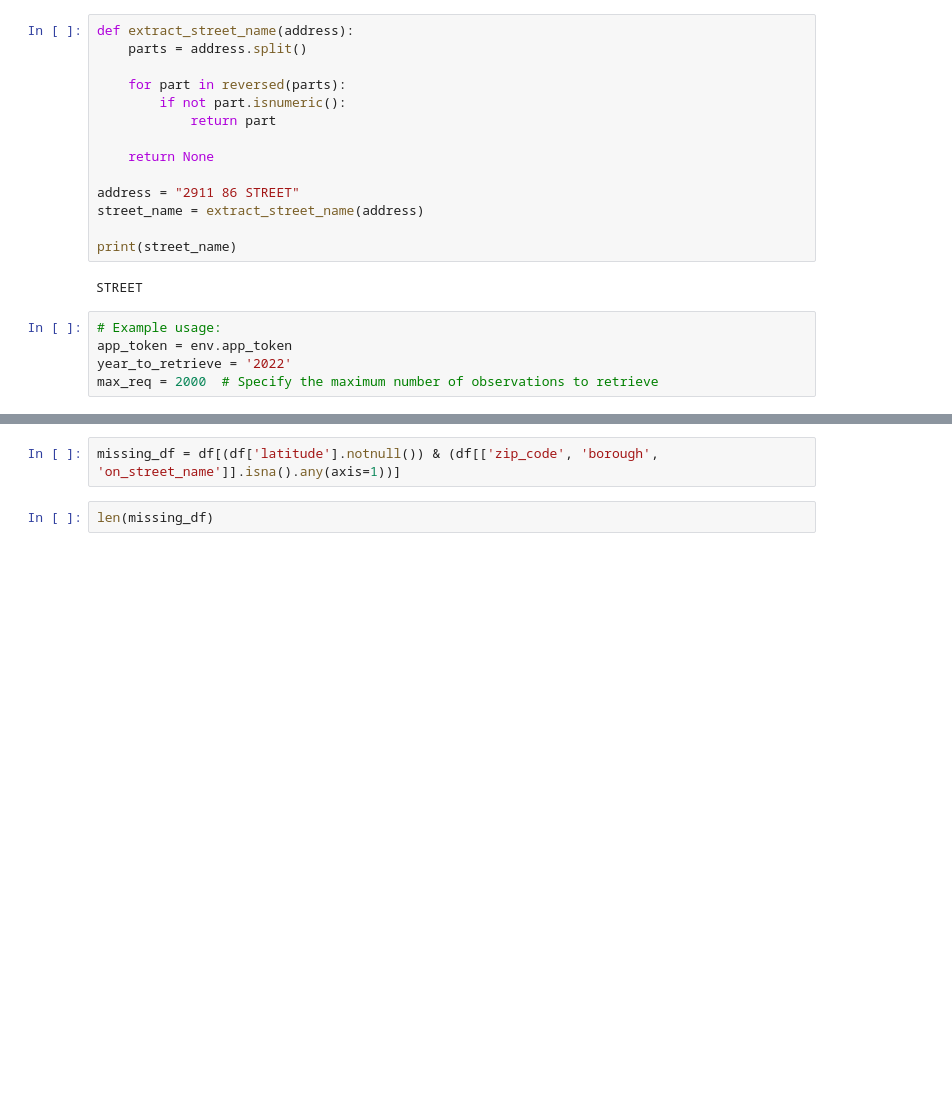
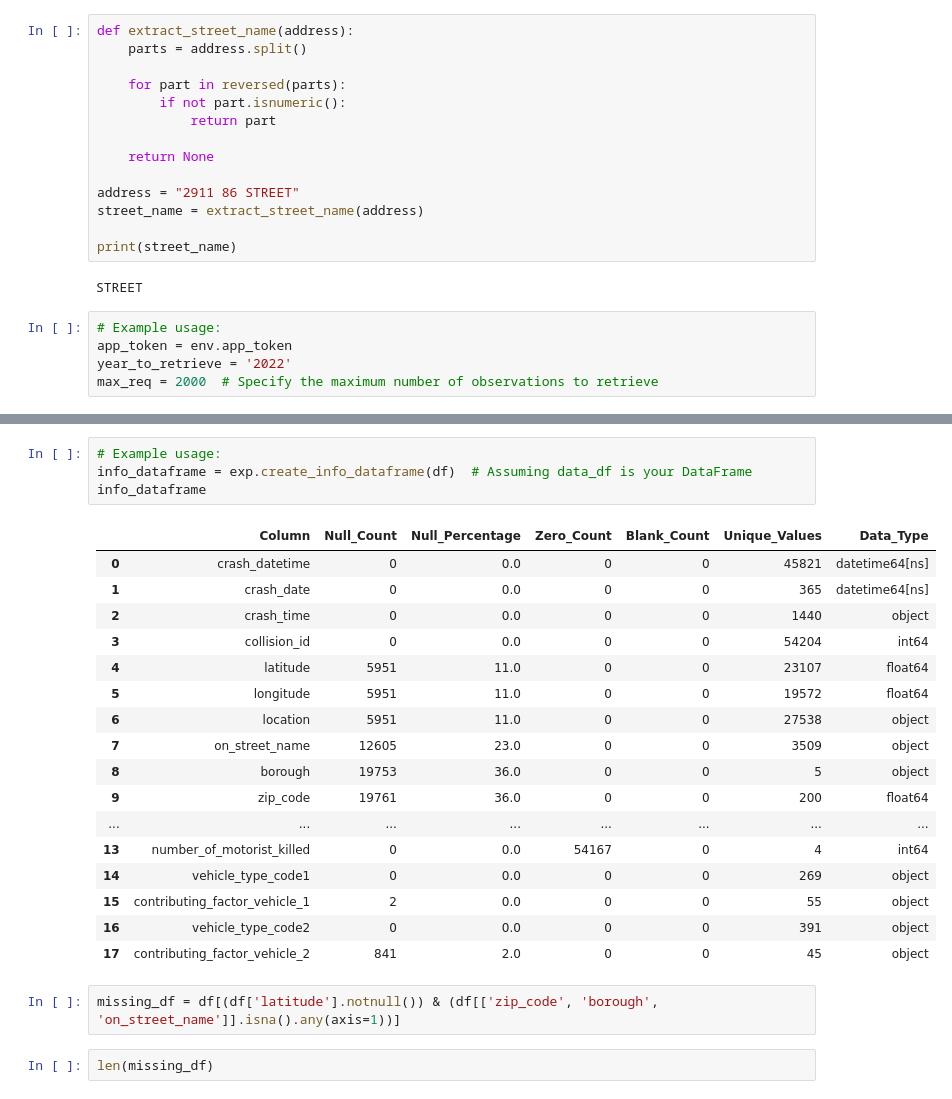
Before and after one commit to Jonathan-Garcia1/new-york-vehicle-collisions, a Jupyter notebook: geo_loc.ipynb, the cells around one changed output, grey strips where cells are left out. Drawn from its saved outputs; the diff is of its cells as text; blank space fills up the shorter version.

```diff
--- a/geo_loc.ipynb
+++ b/geo_loc.ipynb
@@ -46,3 +66,25 @@ CSV file for 2022 already exists. Loading data from the CSV.
+# %%
+# Example usage:
+info_dataframe = exp.create_info_dataframe(df)  # Assuming data_df is your DataFrame
+info_dataframe
+# %% [output]
+|  | Column | Null_Count | Null_Percentage | Zero_Count | Blank_Count | Unique_Values | Data_Type |
+| 0 | crash_datetime | 0 | 0.0 | 0 | 0 | 45821 | datetime64[ns] |
+| 1 | crash_date | 0 | 0.0 | 0 | 0 | 365 | datetime64[ns] |
+| 2 | crash_time | 0 | 0.0 | 0 | 0 | 1440 | object |
+| 3 | collision_id | 0 | 0.0 | 0 | 0 | 54204 | int64 |
+| 4 | latitude | 5951 | 11.0 | 0 | 0 | 23107 | float64 |
+| 5 | longitude | 5951 | 11.0 | 0 | 0 | 19572 | float64 |
+| 6 | location | 5951 | 11.0 | 0 | 0 | 27538 | object |
+| 7 | on_street_name | 12605 | 23.0 | 0 | 0 | 3509 | object |
+| 8 | borough | 19753 | 36.0 | 0 | 0 | 5 | object |
+| 9 | zip_code | 19761 | 36.0 | 0 | 0 | 200 | float64 |
+| ... | ... | ... | ... | ... | ... | ... | ... |
+| 13 | number_of_motorist_killed | 0 | 0.0 | 54167 | 0 | 4 | int64 |
+| 14 | vehicle_type_code1 | 0 | 0.0 | 0 | 0 | 269 | object |
+| 15 | contributing_factor_vehicle_1 | 2 | 0.0 | 0 | 0 | 55 | object |
+| 16 | vehicle_type_code2 | 0 | 0.0 | 0 | 0 | 391 | object |
+| 17 | contributing_factor_vehicle_2 | 841 | 2.0 | 0 | 0 | 45 | object |
 # %%
 missing_df = df[(df['latitude'].notnull()) & (df[['zip_code', 'borough', 'on_street_name']].isna().any(axis=1))]
 # %%
```
Also changed, not shown: parts of 62 cells of this notebook, 1 other file.
